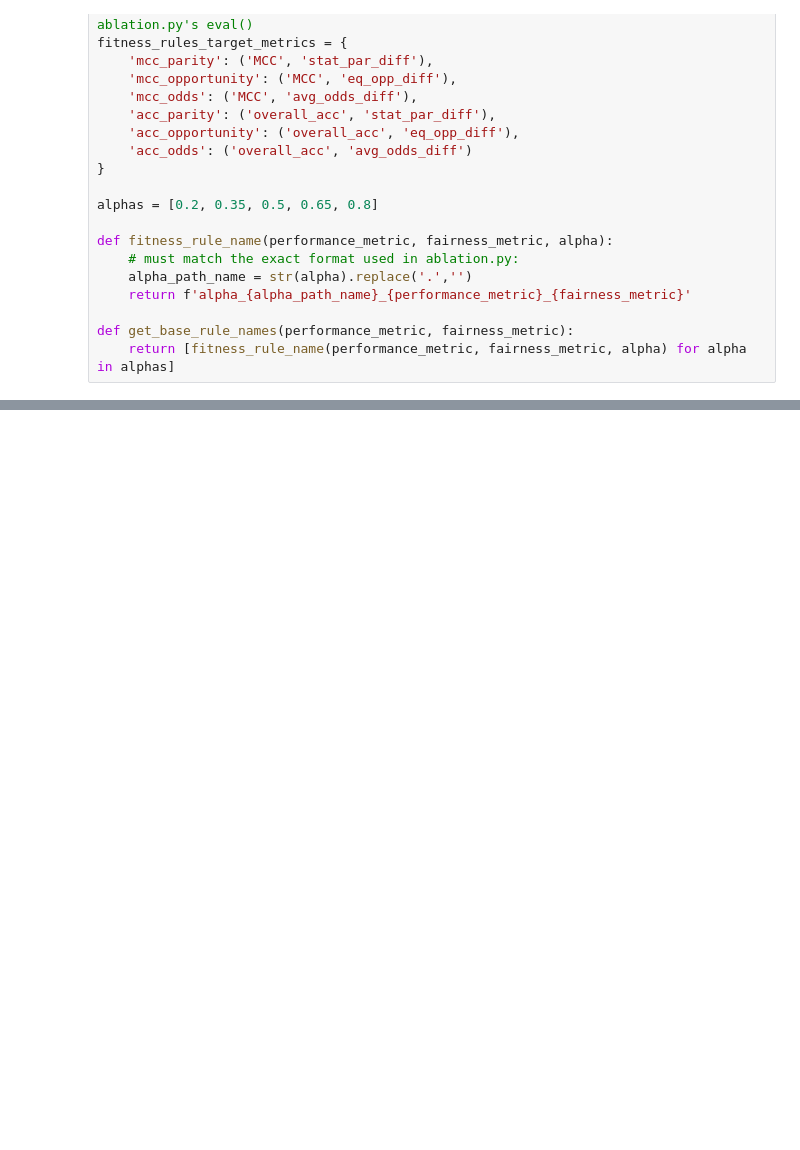
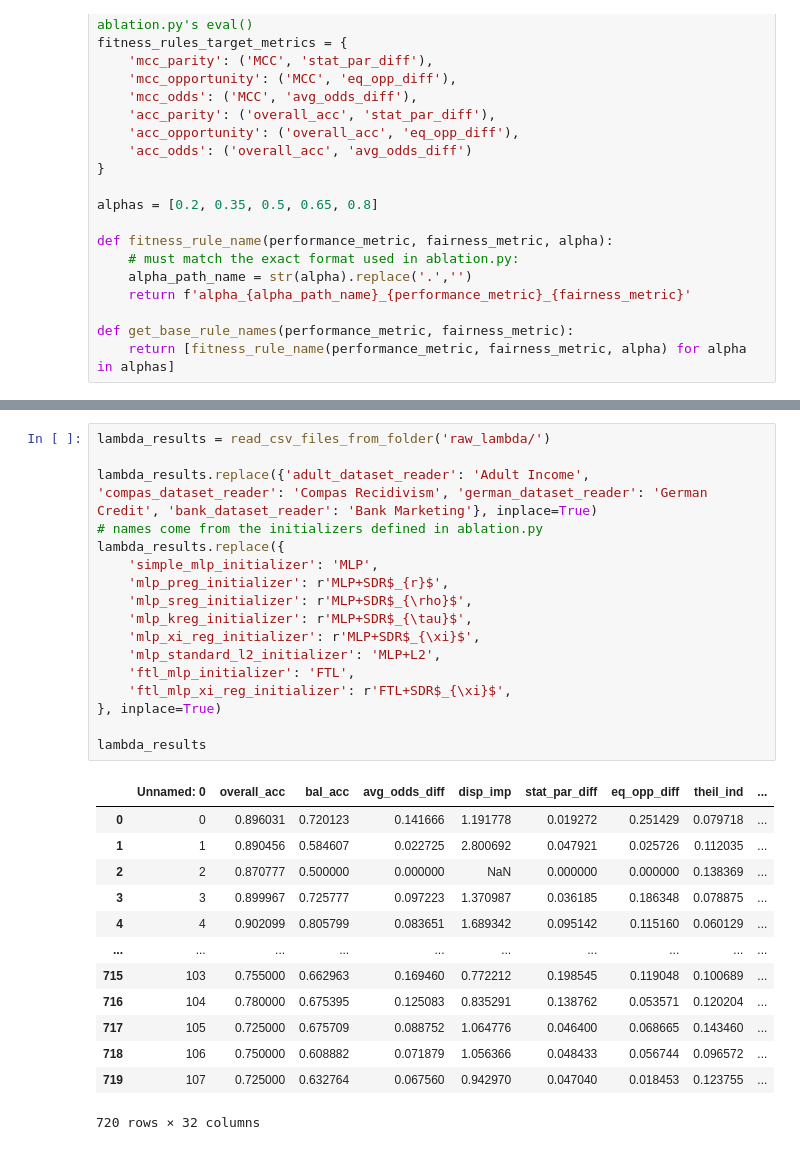
Before and after one commit to sabia-pesc/statistical-dependency-regularization, a Jupyter notebook: notebooks/ablation_results/plot_sensibility.ipynb, the cells around one changed output, grey strips where cells are left out. Saved outputs shown, nothing was run; the diff lists cells and outputs as text; blank space fills up the shorter version.

```diff
--- a/notebooks/ablation_results/plot_sensibility.ipynb
+++ b/notebooks/ablation_results/plot_sensibility.ipynb
@@ -202,0 +215,31 @@ plot_fitness_sensibility(acc_rules, 'acc')
+# %%
+lambda_results = read_csv_files_from_folder('raw_lambda/')
+
+lambda_results.replace({'adult_dataset_reader': 'Adult Income', 'compas_dataset_reader': 'Compas Recidivism', 'german_dataset_reader': 'German Credit', 'bank_dataset_reader': 'Bank Marketing'}, inplace=True)
+# names come from the initializers defined in ablation.py
+lambda_results.replace({
+    'simple_mlp_initializer': 'MLP',
+    'mlp_preg_initializer': r'MLP+SDR$_{r}$',
+    'mlp_sreg_initializer': r'MLP+SDR$_{\rho}$',
+    'mlp_kreg_initializer': r'MLP+SDR$_{\tau}$',
+    'mlp_xi_reg_initializer': r'MLP+SDR$_{\xi}$',
+    'mlp_standard_l2_initializer': 'MLP+L2',
+    'ftl_mlp_initializer': 'FTL',
+    'ftl_mlp_xi_reg_initializer': r'FTL+SDR$_{\xi}$',
+}, inplace=True)
+
+lambda_results
+# %% [output]
+|  | Unnamed: 0 | overall_acc | bal_acc | avg_odds_diff | disp_imp | stat_par_diff | eq_opp_diff | theil_ind | ... |
+| 0 | 0 | 0.896031 | 0.720123 | 0.141666 | 1.191778 | 0.019272 | 0.251429 | 0.079718 | ... |
+| 1 | 1 | 0.890456 | 0.584607 | 0.022725 | 2.800692 | 0.047921 | 0.025726 | 0.112035 | ... |
+| 2 | 2 | 0.870777 | 0.500000 | 0.000000 | NaN | 0.000000 | 0.000000 | 0.138369 | ... |
+| 3 | 3 | 0.899967 | 0.725777 | 0.097223 | 1.370987 | 0.036185 | 0.186348 | 0.078875 | ... |
+| 4 | 4 | 0.902099 | 0.805799 | 0.083651 | 1.689342 | 0.095142 | 0.115160 | 0.060129 | ... |
+| ... | ... | ... | ... | ... | ... | ... | ... | ... | ... |
+| 715 | 103 | 0.755000 | 0.662963 | 0.169460 | 0.772212 | 0.198545 | 0.119048 | 0.100689 | ... |
+| 716 | 104 | 0.780000 | 0.675395 | 0.125083 | 0.835291 | 0.138762 | 0.053571 | 0.120204 | ... |
+| 717 | 105 | 0.725000 | 0.675709 | 0.088752 | 1.064776 | 0.046400 | 0.068665 | 0.143460 | ... |
+| 718 | 106 | 0.750000 | 0.608882 | 0.071879 | 1.056366 | 0.048433 | 0.056744 | 0.096572 | ... |
+| 719 | 107 | 0.725000 | 0.632764 | 0.067560 | 0.942970 | 0.047040 | 0.018453 | 0.123755 | ... |
+720 rows × 32 columns
```
Also changed, not shown: parts of 8 cells of this notebook, 27 other files.
